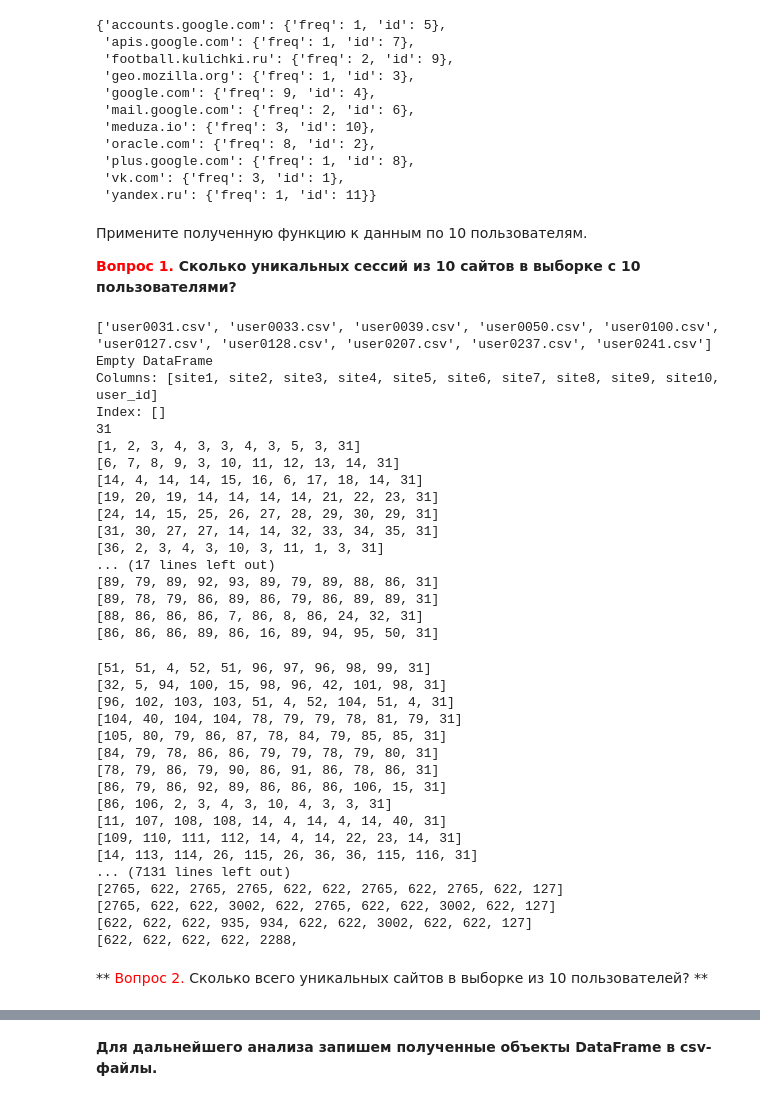
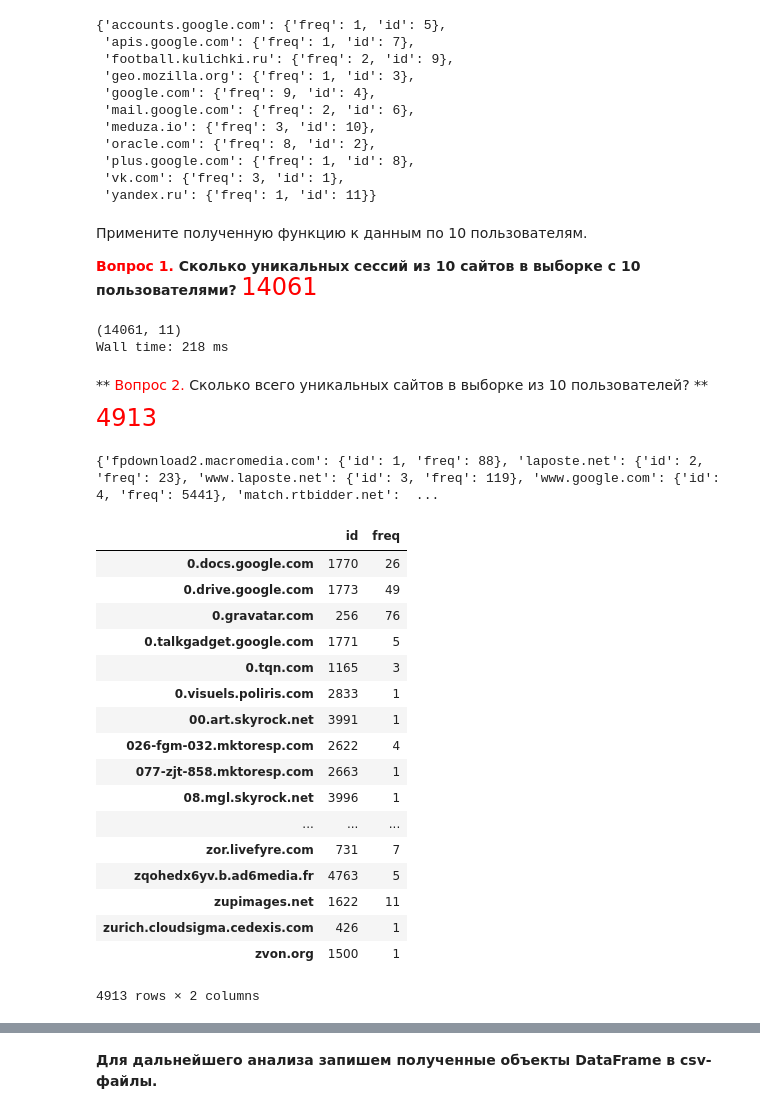
Before and after one commit to eakinshin/mlcourse_open, a Jupyter notebook: jupyter_notebooks/project_alice/week1_prepare_dataset.ipynb, the cells around one changed output, grey strips where cells are left out. Drawn from its saved outputs; the diff is of its cells as text; code cells hidden in the pictures.

```diff
--- a/jupyter_notebooks/project_alice/week1_prepare_dataset.ipynb
+++ b/jupyter_notebooks/project_alice/week1_prepare_dataset.ipynb
@@ -351,0 +268,7 @@ def prepare_train_set(path_to_csv_files='d:/work/MachineLearning/OpenDataScience
+# %%
+from tqdm import tnrange, tqdm_notebook
+from time import sleep
+
+for i in tnrange(10, desc='1st loop'):
+    for j in tqdm_notebook(range(100), desc='2nd loop'):
+        sleep(0.01)
@@ -417,42 +385,18 @@ site_freq_3users
 Примените полученную функцию к данным по 10 пользователям.
 
 **<font color='red'> Вопрос 1. </font> Сколько уникальных сессий из 10 сайтов в выборке с 10 пользователями?**
+<font color='red' size=5>14061</font>
 # %%
-train_data_10users, site_freq_10users = prepare_train_set('d:/work/MachineLearning/OpenDataScience/2_курс/mlcourse_open/jupyter_notebooks/project_alice/capstone_user_identification/10users/')
+%%time
+train_data_10users, site_freq_10users = prepare_train_set(path_to_csv_files = 'd:/work/MachineLearning/OpenDataScience/2_курс/mlcourse_open/jupyter_notebooks/project_alice/capstone_user_identification/10users/')
+
+
+print(train_data_10users.shape)
 # %% [output]
-['user0031.csv', 'user0033.csv', 'user0039.csv', 'user0050.csv', 'user0100.csv', 'user0127.csv', 'user0128.csv', 'user0207.csv', 'user0237.csv', 'user0241.csv']
-Empty DataFrame
-Columns: [site1, site2, site3, site4, site5, site6, site7, site8, site9, site10, user_id]
-Index: []
-31
-[1, 2, 3, 4, 3, 3, 4, 3, 5, 3, 31]
-[6, 7, 8, 9, 3, 10, 11, 12, 13, 14, 31]
-[14, 4, 14, 14, 15, 16, 6, 17, 18, 14, 31]
-[19, 20, 19, 14, 14, 14, 14, 21, 22, 23, 31]
-[24, 14, 15, 25, 26, 27, 28, 29, 30, 29, 31]
-[31, 30, 27, 27, 14, 14, 32, 33, 34, 35, 31]
-[36, 2, 3, 4, 3, 10, 3, 11, 1, 3, 31]
-... (17 lines left out)
-[89, 79, 89, 92, 93, 89, 79, 89, 88, 86, 31]
-[89, 78, 79, 86, 89, 86, 79, 86, 89, 89, 31]
-[88, 86, 86, 86, 7, 86, 8, 86, 24, 32, 31]
-[86, 86, 86, 89, 86, 16, 89, 94, 95, 50, 31]
+(14061, 11)
+Wall time: 218 ms
-[51, 51, 4, 52, 51, 96, 97, 96, 98, 99, 31]
-[32, 5, 94, 100, 15, 98, 96, 42, 101, 98, 31]
-[96, 102, 103, 103, 51, 4, 52, 104, 51, 4, 31]
-[104, 40, 104, 104, 78, 79, 79, 78, 81, 79, 31]
-[105, 80, 79, 86, 87, 78, 84, 79, 85, 85, 31]
-[84, 79, 78, 86, 86, 79, 79, 78, 79, 80, 31]
-[78, 79, 86, 79, 90, 86, 91, 86, 78, 86, 31]
-[86, 79, 86, 92, 89, 86, 86, 86, 106, 15, 31]
-[86, 106, 2, 3, 4, 3, 10, 4, 3, 3, 31]
-[11, 107, 108, 108, 14, 4, 14, 4, 14, 40, 31]
-[109, 110, 111, 112, 14, 4, 14, 22, 23, 14, 31]
-[14, 113, 114, 26, 115, 26, 36, 36, 115, 116, 31]
-... (7131 lines left out)
-[2765, 622, 2765, 2765, 622, 622, 2765, 622, 2765, 622, 127]
-[2765, 622, 622, 3002, 622, 2765, 622, 622, 3002, 622, 127]
-[622, 622, 622, 935, 934, 622, 622, 3002, 622, 622, 127]
-[622, 622, 622, 622, 2288,
 # %% [markdown]
 **<font color='red'> Вопрос 2. </font> Сколько всего уникальных сайтов в выборке из 10 пользователей? **
+
+
+<font color='red' size=5>4913</font>
@@ -461,3 +403,29 @@ Index: []
+# %%
+print(site_freq_10users)
+# %% [output]
+{'fpdownload2.macromedia.com': {'id': 1, 'freq': 88}, 'laposte.net': {'id': 2, 'freq': 23}, 'www.laposte.net': {'id': 3, 'freq': 119}, 'www.google.com': {'id': 4, 'freq': 5441}, 'match.rtbidder.net':  ...
+# %%
+df = pd.DataFrame.from_dict(data = site_freq_10users,  orient='index')
+df
+# %% [output]
+|  | id | freq |
+| 0.docs.google.com | 1770 | 26 |
+| 0.drive.google.com | 1773 | 49 |
+| 0.gravatar.com | 256 | 76 |
+| 0.talkgadget.google.com | 1771 | 5 |
+| 0.tqn.com | 1165 | 3 |
+| 0.visuels.poliris.com | 2833 | 1 |
+| 00.art.skyrock.net | 3991 | 1 |
+| 026-fgm-032.mktoresp.com | 2622 | 4 |
+| 077-zjt-858.mktoresp.com | 2663 | 1 |
+| 08.mgl.skyrock.net | 3996 | 1 |
+| ... | ... | ... |
+| zor.livefyre.com | 731 | 7 |
+| zqohedx6yv.b.ad6media.fr | 4763 | 5 |
+| zupimages.net | 1622 | 11 |
+| zurich.cloudsigma.cedexis.com | 426 | 1 |
+| zvon.org | 1500 | 1 |
+4913 rows × 2 columns
 # %% [markdown]
 Примените полученную функцию к данным по 150 пользователям.
 
```
Also changed, not shown: parts of 17 cells of this notebook, 1 other file.
